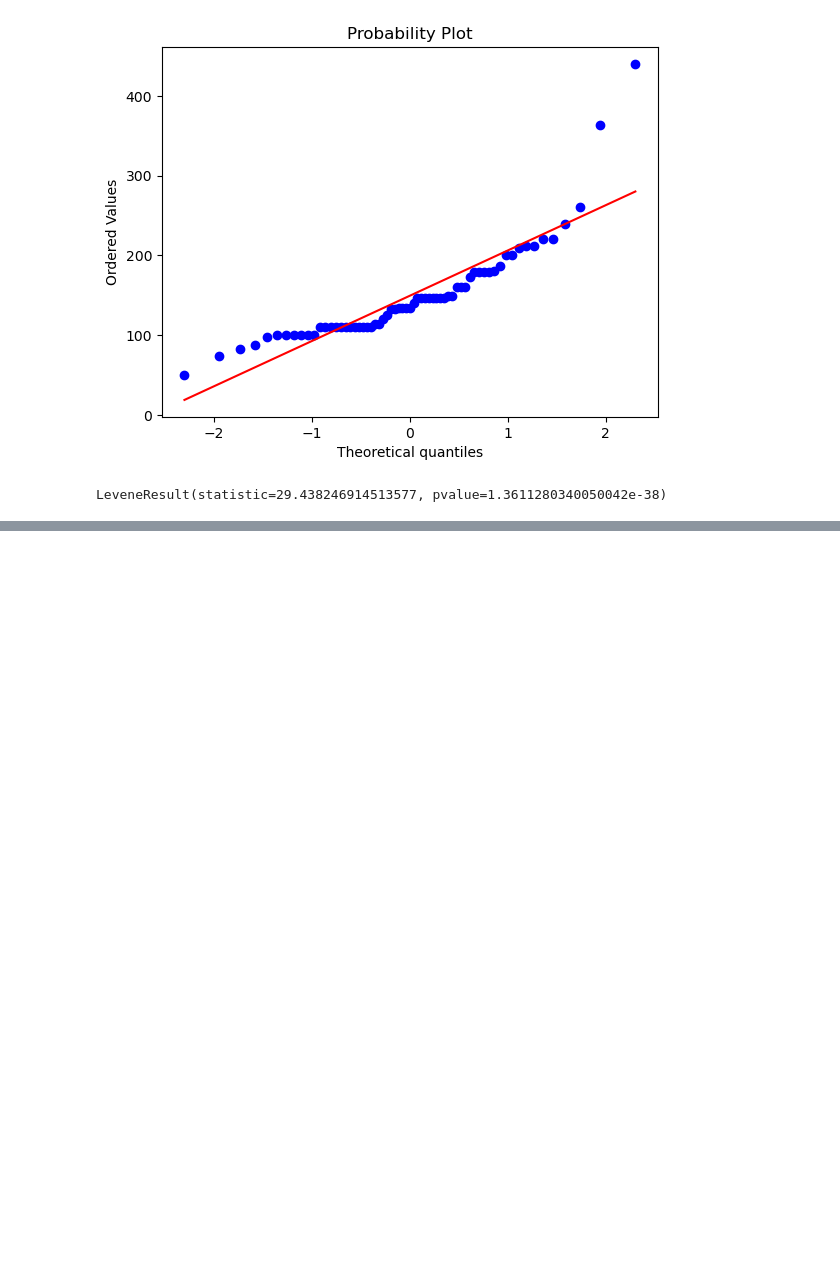
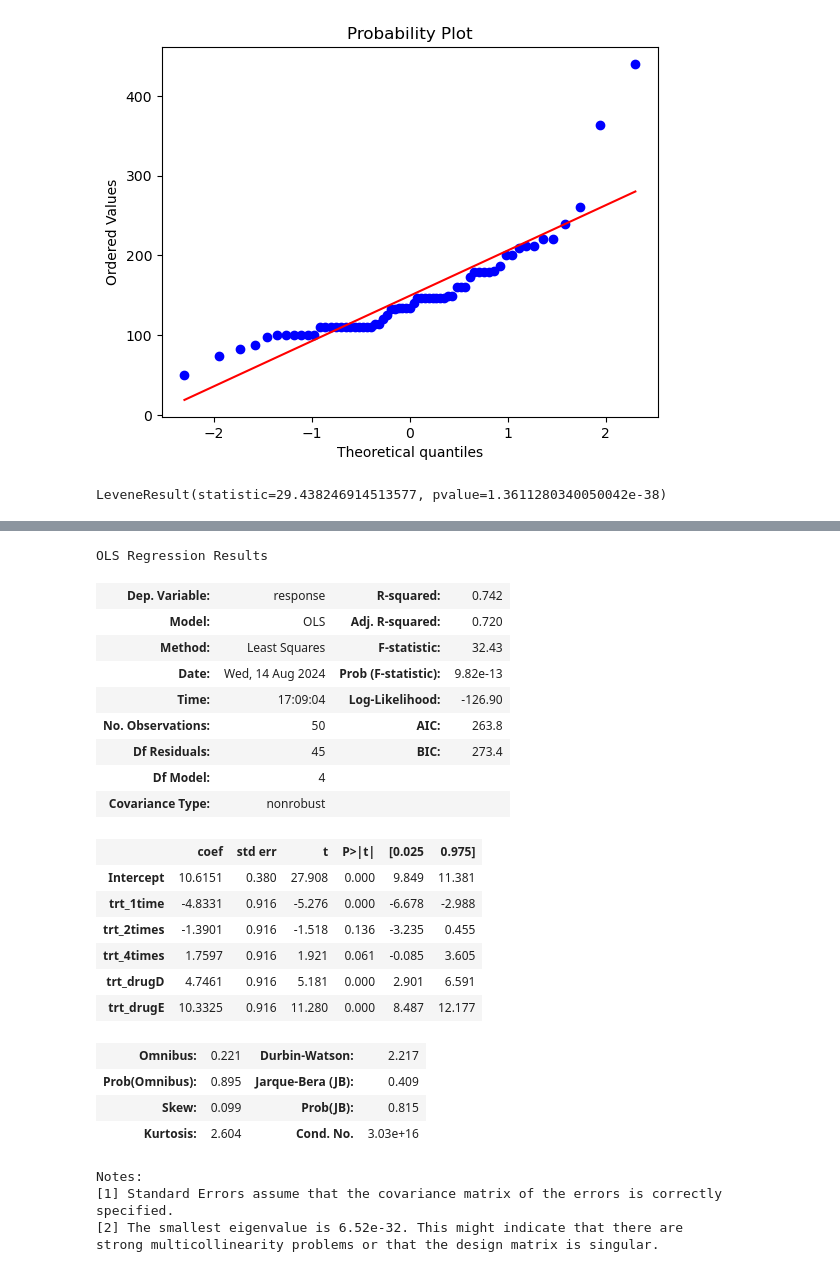
Before and after one commit to yori-lol/R-in-Action-Python, a Jupyter notebook: 9.2 多元方差分析.ipynb, the cells around one changed output, grey strips where cells are left out. Drawn from its saved outputs; the diff is of its cells as text; code cells hidden in the pictures; blank space fills up the shorter version.

```diff
--- a/9.2 多元方差分析.ipynb
+++ b/9.2 多元方差分析.ipynb
@@ -180,0 +268,29 @@ LeveneResult(statistic=29.438246914513577, pvalue=1.3611280340050042e-38)
+# %%
+cho_dumm_model = smf.ols('response ~ trt_1time + trt_2times + trt_4times + trt_drugD + trt_drugE', data=cho_dumm).fit()
+cho_dumm_model.summary()
+# %% [output]
+OLS Regression Results
+| Dep. Variable: | response | R-squared: | 0.742 |
+| Model: | OLS | Adj. R-squared: | 0.720 |
+| Method: | Least Squares | F-statistic: | 32.43 |
+| Date: | Wed, 14 Aug 2024 | Prob (F-statistic): | 9.82e-13 |
+| Time: | 17:09:04 | Log-Likelihood: | -126.90 |
+| No. Observations: | 50 | AIC: | 263.8 |
+| Df Residuals: | 45 | BIC: | 273.4 |
+| Df Model: | 4 |  |  |
+| Covariance Type: | nonrobust |  |  |
+|  | coef | std err | t | P>|t| | [0.025 | 0.975] |
+| Intercept | 10.6151 | 0.380 | 27.908 | 0.000 | 9.849 | 11.381 |
+| trt_1time | -4.8331 | 0.916 | -5.276 | 0.000 | -6.678 | -2.988 |
+| trt_2times | -1.3901 | 0.916 | -1.518 | 0.136 | -3.235 | 0.455 |
+| trt_4times | 1.7597 | 0.916 | 1.921 | 0.061 | -0.085 | 3.605 |
+| trt_drugD | 4.7461 | 0.916 | 5.181 | 0.000 | 2.901 | 6.591 |
+| trt_drugE | 10.3325 | 0.916 | 11.280 | 0.000 | 8.487 | 12.177 |
+| Omnibus: | 0.221 | Durbin-Watson: | 2.217 |
+| Prob(Omnibus): | 0.895 | Jarque-Bera (JB): | 0.409 |
+| Skew: | 0.099 | Prob(JB): | 0.815 |
+| Kurtosis: | 2.604 | Cond. No. | 3.03e+16 |
+Notes:
+[1] Standard Errors assume that the covariance matrix of the errors is correctly specified.
+[2] The smallest eigenvalue is 6.52e-32. This might indicate that there are
+strong multicollinearity problems or that the design matrix is singular.
```
Also changed, not shown: parts of 6 cells of this notebook, 3 other files.
